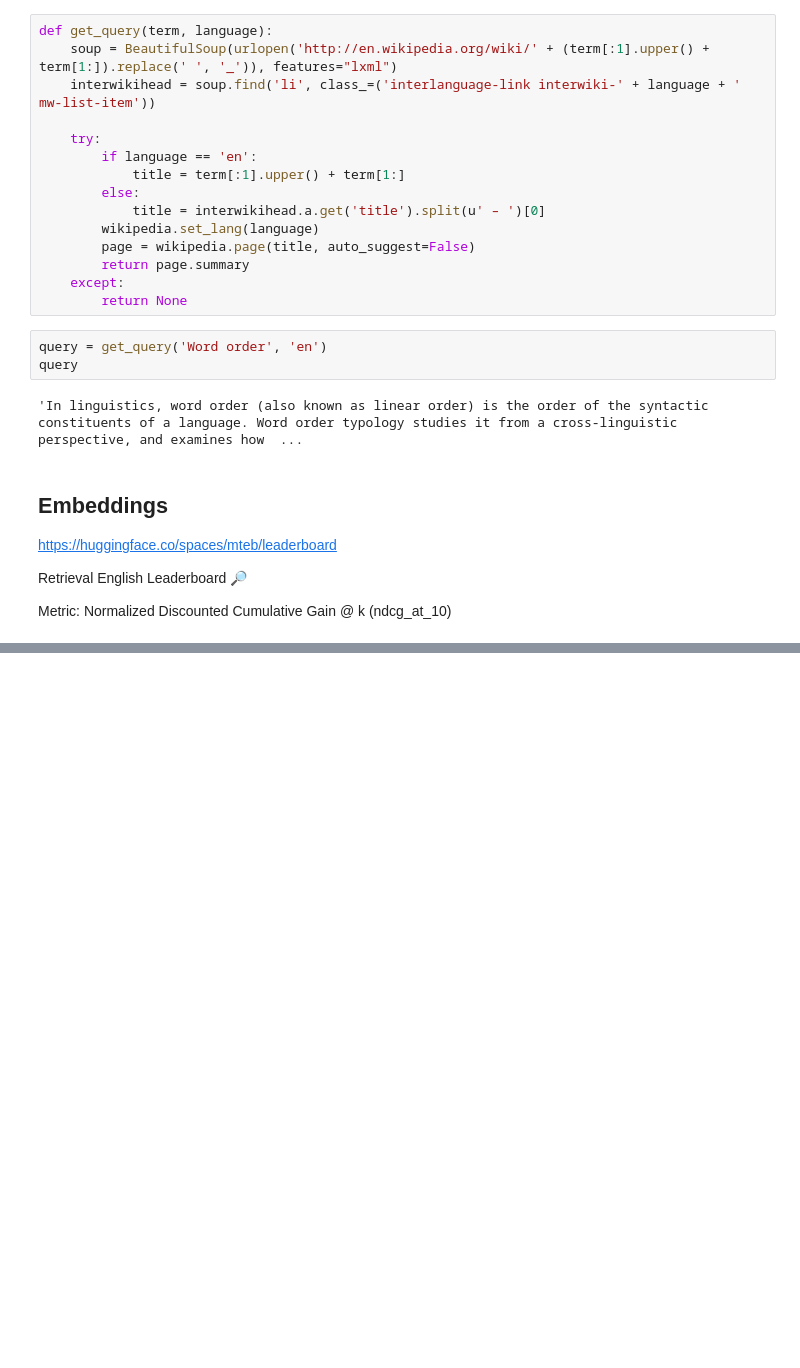
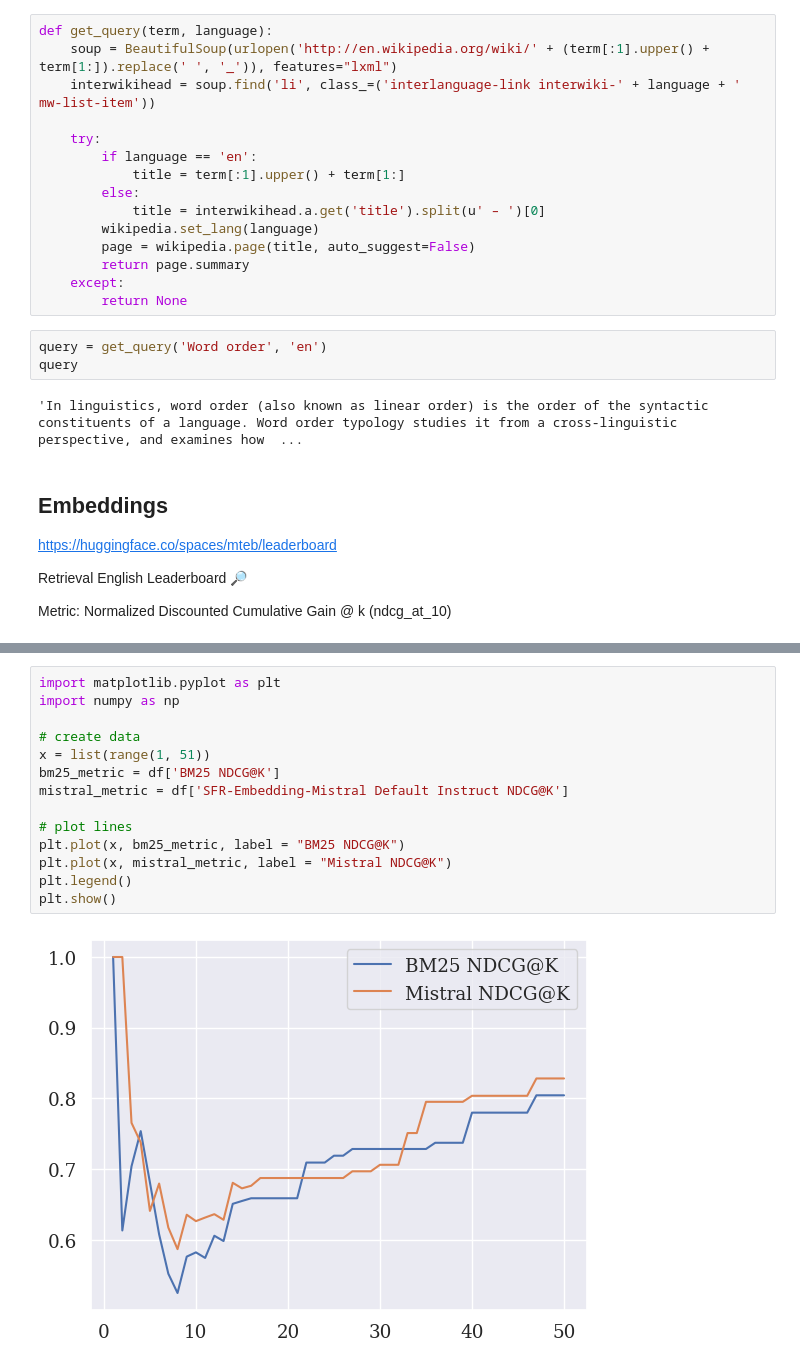
Before and after one commit to al-the-eigenvalue/RAG-on-grammars, a Jupyter notebook: benchmarking_retrievers.ipynb, the cells around one changed output, grey strips where cells are left out. Cells and saved outputs as stored; diff of their text form; blank space fills up the shorter version.

```diff
--- a/benchmarking_retrievers.ipynb
+++ b/benchmarking_retrievers.ipynb
@@ -126,0 +283,16 @@ sns.lineplot(data=df, x='BM25 Rank', y='BM25 NDCG@K');
+# %%
+import matplotlib.pyplot as plt
+import numpy as np
+
+# create data
+x = list(range(1, 51))
+bm25_metric = df['BM25 NDCG@K']
+mistral_metric = df['SFR-Embedding-Mistral Default Instruct NDCG@K']
+
+# plot lines
+plt.plot(x, bm25_metric, label = "BM25 NDCG@K")
+plt.plot(x, mistral_metric, label = "Mistral NDCG@K")
+plt.legend()
+plt.show()
+# %% [output]
+[figure, added]
```
Also changed, not shown: parts of 41 cells of this notebook.
